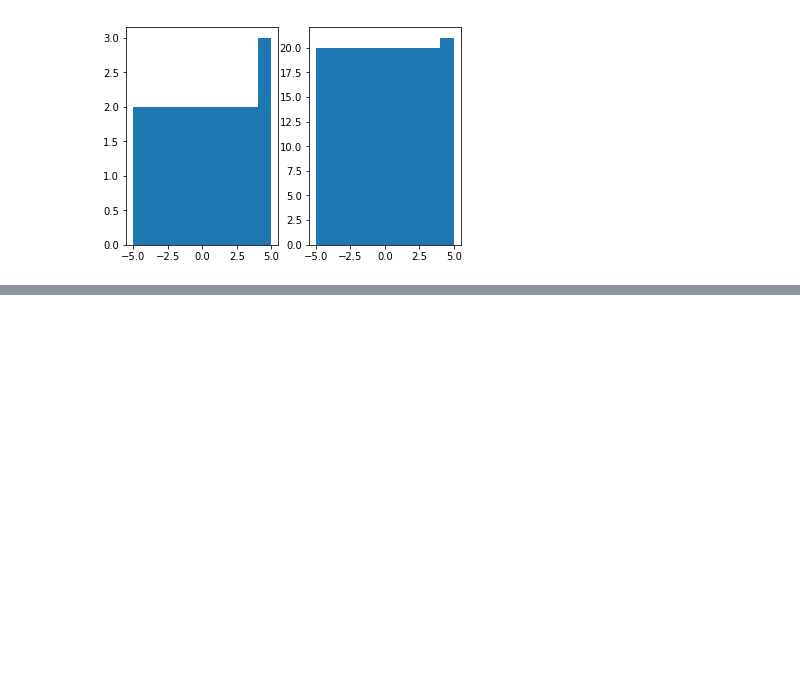
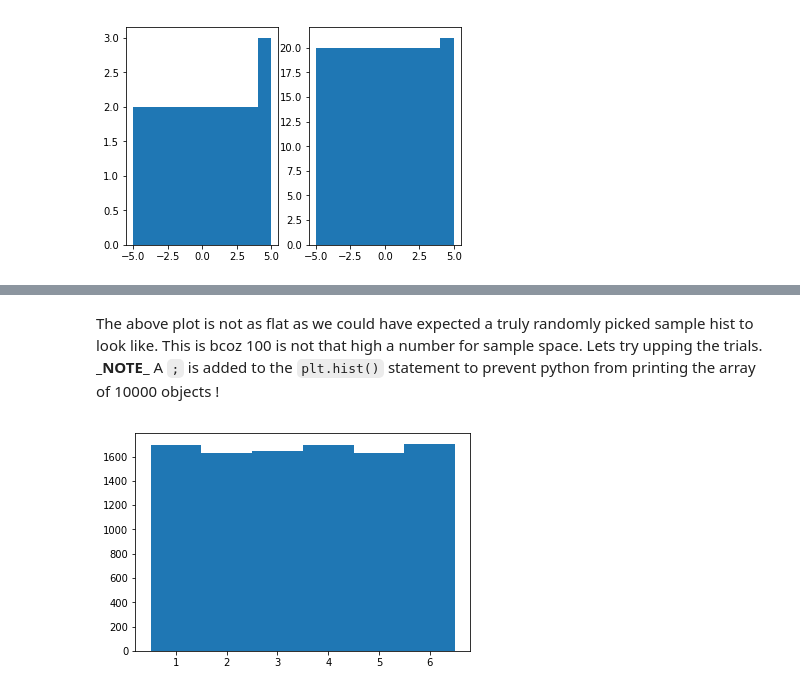
Before and after one commit to nsarode/Python_classNotes, a Jupyter notebook: Matplotlib.ipynb, the cells around one changed output, grey strips where cells are left out. Cells and saved outputs as stored; diff of their text form; code cells hidden in the pictures; blank space fills up the shorter version.

```diff
--- a/Matplotlib.ipynb
+++ b/Matplotlib.ipynb
@@ -361,0 +413,14 @@ plt.subplot(3, 3, 3)
+# %% [markdown]
+The above plot is not as flat as we could have expected a truly randomly picked sample hist to look like. This is bcoz 100  is not that high a number for sample space. Lets try upping the trials. **_NOTE**_ A `;` is added to the `plt.hist()` statement to prevent python from printing the array of 10000 objects !
+# %%
+import random
+import numpy as np
+import matplotlib.pyplot as plt
+
+rolls = [] # create empty list
+for k in range(10000): # 10000 samples
+    rolls.append(random.choice(range(1,7))) # roll the dice
+#plt.hist(rolls) # hmm... needs customization
+plt.hist(rolls, bins = np.linspace(0.5, 6.5, 7));
+# %% [output]
+[figure, added]
```
Also changed, not shown: parts of 35 cells of this notebook.
